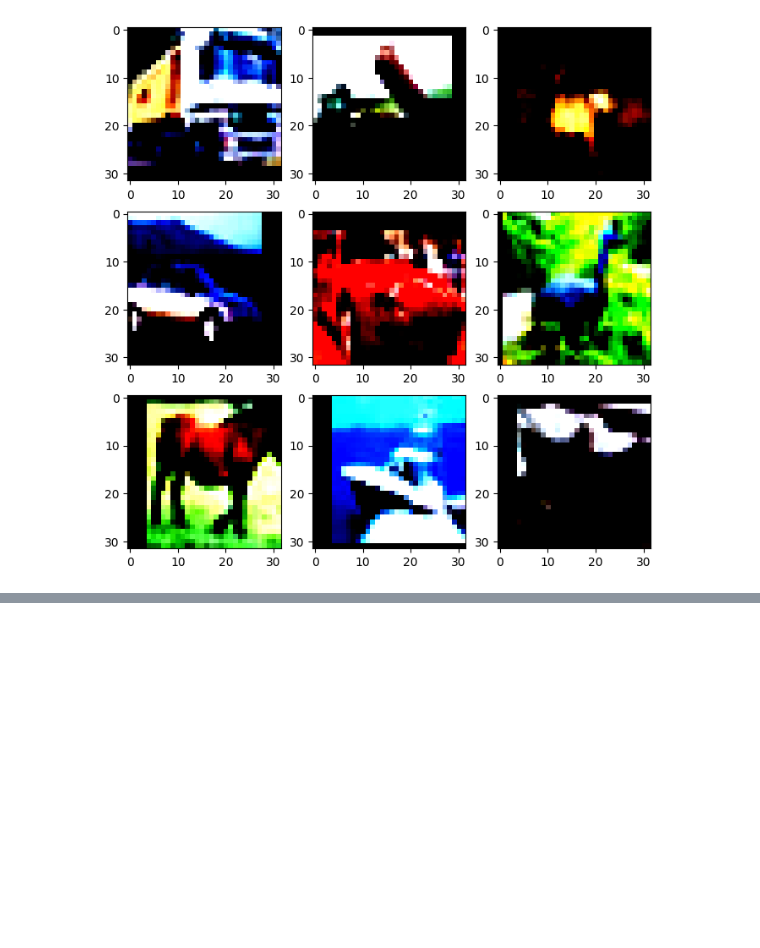
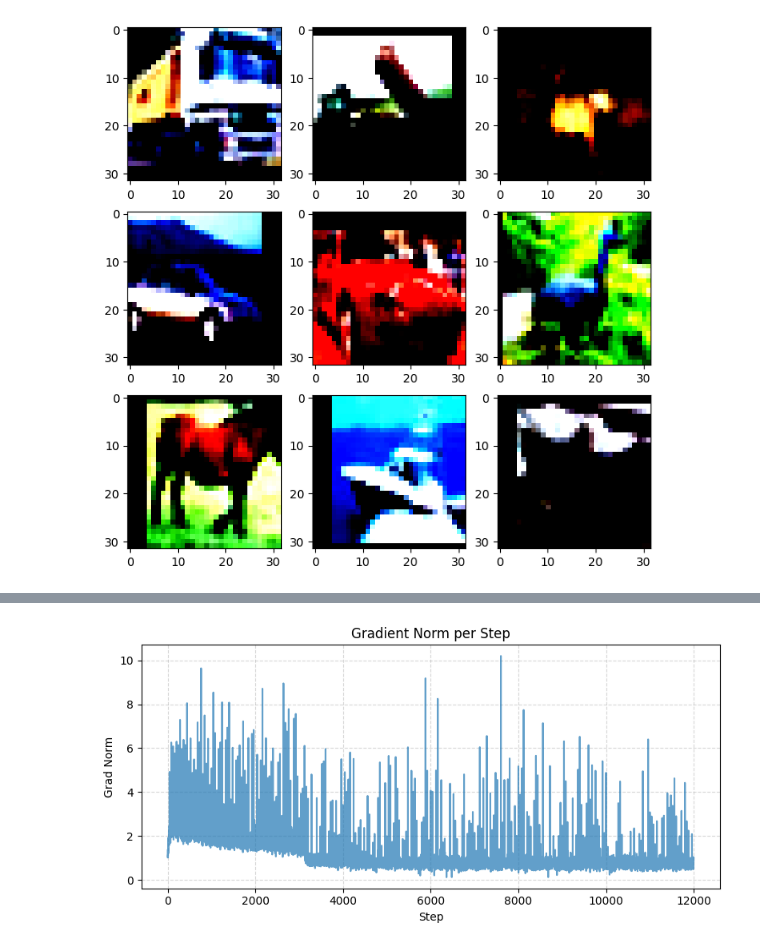
Before and after one commit to vladcociorva/cnn-cifar10, a Jupyter notebook: experiment.ipynb, the cells around one changed output, grey strips where cells are left out. Cells and saved outputs as stored; diff of their text form; code cells hidden in the pictures; blank space fills up the shorter version.

```diff
--- a/experiment.ipynb
+++ b/experiment.ipynb
@@ -67,0 +115,9 @@ Clipping input data to the valid range for imshow with RGB data ([0..1] for floa
+# %%
+plt.figure(figsize=(8,4))
+plt.plot(train["step"], train["grad_norm"], alpha=0.7)
+plt.xlabel("Step"); plt.ylabel("Grad Norm")
+plt.title("Gradient Norm per Step")
+plt.grid(True, linestyle="--", alpha=0.5)
+plt.tight_layout()
+# %% [output]
+[figure, added]
```
Also changed, not shown: parts of 9 cells of this notebook, 5 other files.
